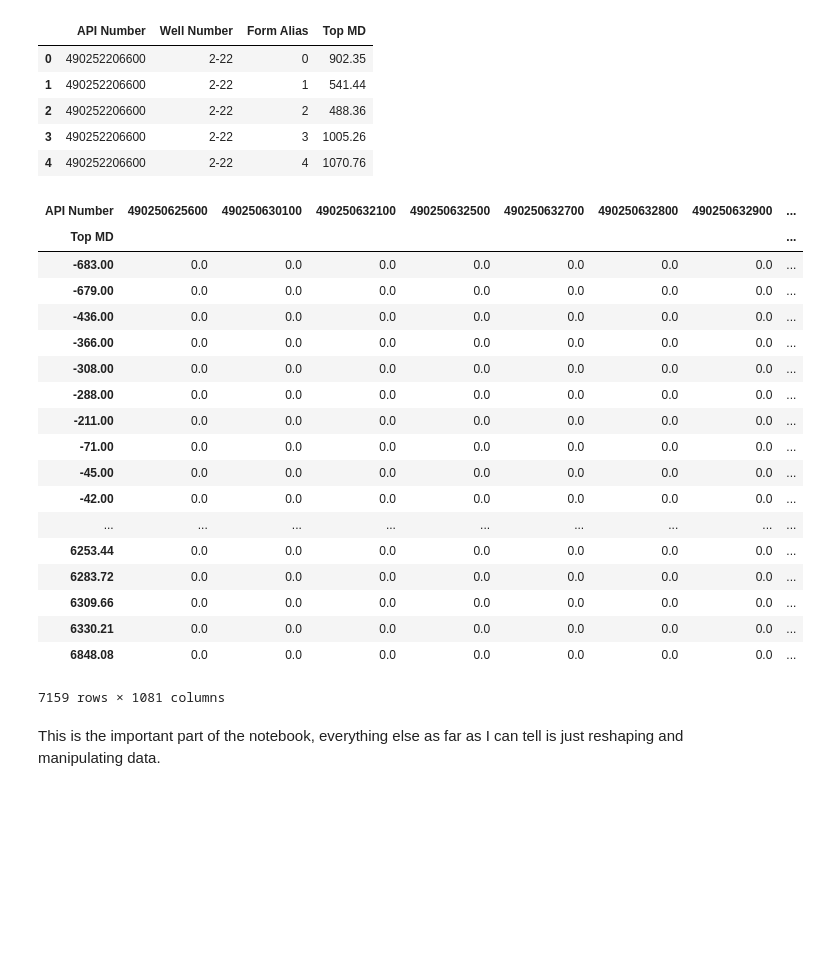
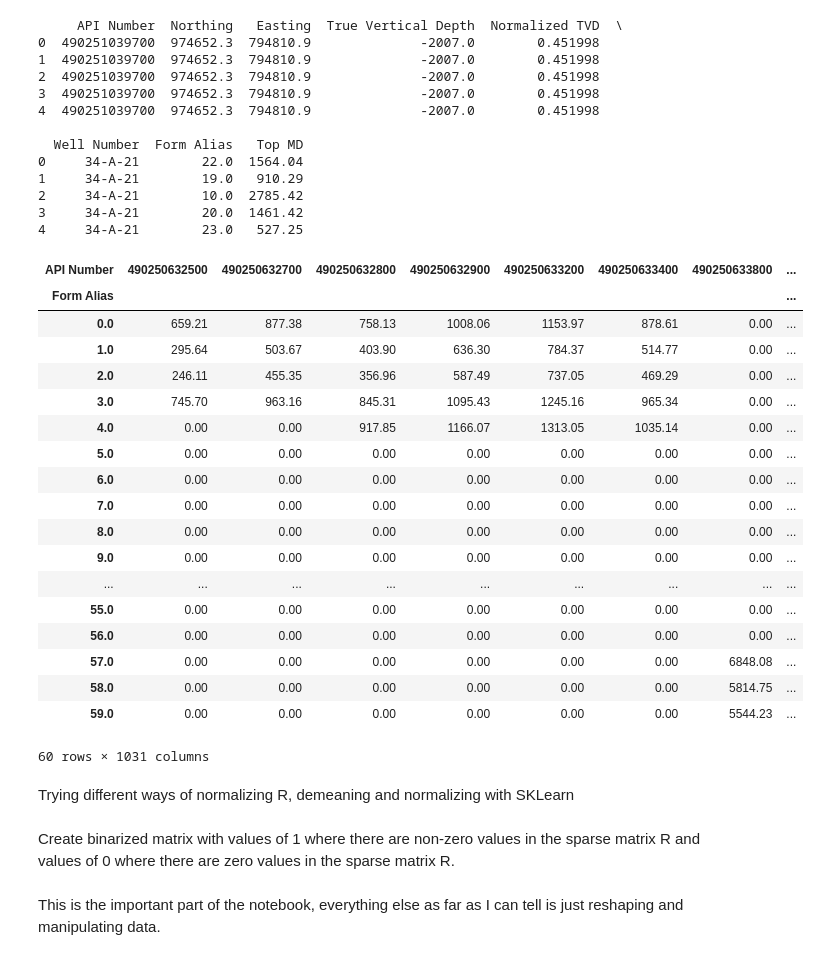
Before and after one commit to SsanyaS14/recommender-system, a Jupyter notebook: shellForModel.ipynb, the cells around one changed output. Drawn from its saved outputs; the diff is of its cells as text; code cells hidden in the pictures; blank space fills up the shorter version.

```diff
--- a/shellForModel.ipynb
+++ b/shellForModel.ipynb
@@ -12,40 +12,48 @@ from scipy.sparse import coo_matrix, csr_matrix
 df_form = pd.read_csv("formationout.csv")
 df_well = pd.read_csv("out.csv")
 #Merge the 2 CSVs by API number
-df_well.join(df_form, lsuffix = " ")
-#Not sure how to proceed with this, using formation csv only for first attempt
-df_form.head()
+df_merged = df_well.merge(df_form, how = "left", on = "API Number")
+print(df_merged.head())
 # %% [output]
-|  | API Number | Well Number | Form Alias | Top MD |
-| 0 | 490252206600 | 2-22 | 0 | 902.35 |
-| 1 | 490252206600 | 2-22 | 1 | 541.44 |
-| 2 | 490252206600 | 2-22 | 2 | 488.36 |
-| 3 | 490252206600 | 2-22 | 3 | 1005.26 |
-| 4 | 490252206600 | 2-22 | 4 | 1070.76 |
+     API Number  Northing   Easting  True Vertical Depth  Normalized TVD  \
+0  490251039700  974652.3  794810.9              -2007.0        0.451998
+1  490251039700  974652.3  794810.9              -2007.0        0.451998
+2  490251039700  974652.3  794810.9              -2007.0        0.451998
+3  490251039700  974652.3  794810.9              -2007.0        0.451998
+4  490251039700  974652.3  794810.9              -2007.0        0.451998
+
+  Well Number  Form Alias   Top MD
+0     34-A-21        22.0  1564.04
+1     34-A-21        19.0   910.29
+2     34-A-21        10.0  2785.42
+3     34-A-21        20.0  1461.42
+4     34-A-21        23.0   527.25
 # %%
-#not sure if this is correct, following example notebook
-D_df = df_form.pivot_table("Form Alias","Top MD","API Number").fillna(0)
+#make a sparse matrix from the dataframe
+D_df = df_merged.pivot_table("Top MD","Form Alias","API Number").fillna(0)
 D_df
 # %% [output]
-| API Number | 490250625600 | 490250630100 | 490250632100 | 490250632500 | 490250632700 | 490250632800 | 490250632900 | ... |
-| Top MD |  |  |  |  |  |  |  | ... |
-| -683.00 | 0.0 | 0.0 | 0.0 | 0.0 | 0.0 | 0.0 | 0.0 | ... |
-| -679.00 | 0.0 | 0.0 | 0.0 | 0.0 | 0.0 | 0.0 | 0.0 | ... |
-| -436.00 | 0.0 | 0.0 | 0.0 | 0.0 | 0.0 | 0.0 | 0.0 | ... |
-| -366.00 | 0.0 | 0.0 | 0.0 | 0.0 | 0.0 | 0.0 | 0.0 | ... |
-| -308.00 | 0.0 | 0.0 | 0.0 | 0.0 | 0.0 | 0.0 | 0.0 | ... |
-| -288.00 | 0.0 | 0.0 | 0.0 | 0.0 | 0.0 | 0.0 | 0.0 | ... |
-| -211.00 | 0.0 | 0.0 | 0.0 | 0.0 | 0.0 | 0.0 | 0.0 | ... |
-| -71.00 | 0.0 | 0.0 | 0.0 | 0.0 | 0.0 | 0.0 | 0.0 | ... |
-| -45.00 | 0.0 | 0.0 | 0.0 | 0.0 | 0.0 | 0.0 | 0.0 | ... |
-| -42.00 | 0.0 | 0.0 | 0.0 | 0.0 | 0.0 | 0.0 | 0.0 | ... |
+| API Number | 490250632500 | 490250632700 | 490250632800 | 490250632900 | 490250633200 | 490250633400 | 490250633800 | ... |
+| Form Alias |  |  |  |  |  |  |  | ... |
+| 0.0 | 659.21 | 877.38 | 758.13 | 1008.06 | 1153.97 | 878.61 | 0.00 | ... |
+| 1.0 | 295.64 | 503.67 | 403.90 | 636.30 | 784.37 | 514.77 | 0.00 | ... |
+| 2.0 | 246.11 | 455.35 | 356.96 | 587.49 | 737.05 | 469.29 | 0.00 | ... |
+| 3.0 | 745.70 | 963.16 | 845.31 | 1095.43 | 1245.16 | 965.34 | 0.00 | ... |
+| 4.0 | 0.00 | 0.00 | 917.85 | 1166.07 | 1313.05 | 1035.14 | 0.00 | ... |
+| 5.0 | 0.00 | 0.00 | 0.00 | 0.00 | 0.00 | 0.00 | 0.00 | ... |
+| 6.0 | 0.00 | 0.00 | 0.00 | 0.00 | 0.00 | 0.00 | 0.00 | ... |
+| 7.0 | 0.00 | 0.00 | 0.00 | 0.00 | 0.00 | 0.00 | 0.00 | ... |
+| 8.0 | 0.00 | 0.00 | 0.00 | 0.00 | 0.00 | 0.00 | 0.00 | ... |
+| 9.0 | 0.00 | 0.00 | 0.00 | 0.00 | 0.00 | 0.00 | 0.00 | ... |
 | ... | ... | ... | ... | ... | ... | ... | ... | ... |
-| 6253.44 | 0.0 | 0.0 | 0.0 | 0.0 | 0.0 | 0.0 | 0.0 | ... |
-| 6283.72 | 0.0 | 0.0 | 0.0 | 0.0 | 0.0 | 0.0 | 0.0 | ... |
-| 6309.66 | 0.0 | 0.0 | 0.0 | 0.0 | 0.0 | 0.0 | 0.0 | ... |
-| 6330.21 | 0.0 | 0.0 | 0.0 | 0.0 | 0.0 | 0.0 | 0.0 | ... |
-| 6848.08 | 0.0 | 0.0 | 0.0 | 0.0 | 0.0 | 0.0 | 0.0 | ... |
+| 55.0 | 0.00 | 0.00 | 0.00 | 0.00 | 0.00 | 0.00 | 0.00 | ... |
+| 56.0 | 0.00 | 0.00 | 0.00 | 0.00 | 0.00 | 0.00 | 0.00 | ... |
+| 57.0 | 0.00 | 0.00 | 0.00 | 0.00 | 0.00 | 0.00 | 6848.08 | ... |
+| 58.0 | 0.00 | 0.00 | 0.00 | 0.00 | 0.00 | 0.00 | 5814.75 | ... |
+| 59.0 | 0.00 | 0.00 | 0.00 | 0.00 | 0.00 | 0.00 | 5544.23 | ... |
-7159 rows × 1081 columns
+60 rows × 1031 columns
+# %% [markdown]
+Trying different ways of normalizing R, demeaning and normalizing with SKLearn
 # %%
 R = D_df.values
 well_depth_mean = np.mean(R, axis = 1)
@@ -52,4 +61,6 @@ well_depth_mean = np.mean(R, axis = 1)
 R_demeaned = R - well_depth_mean.reshape(-1, 1)
+# %% [markdown]
+Create binarized matrix with values of 1 where there are non-zero values in the sparse matrix R and values of 0 where there are zero values in the sparse matrix R.
 # %%
 from sklearn.preprocessing import binarize
 A = binarize(R)
```
Also changed, not shown: parts of 6 cells of this notebook, 1 other file.
